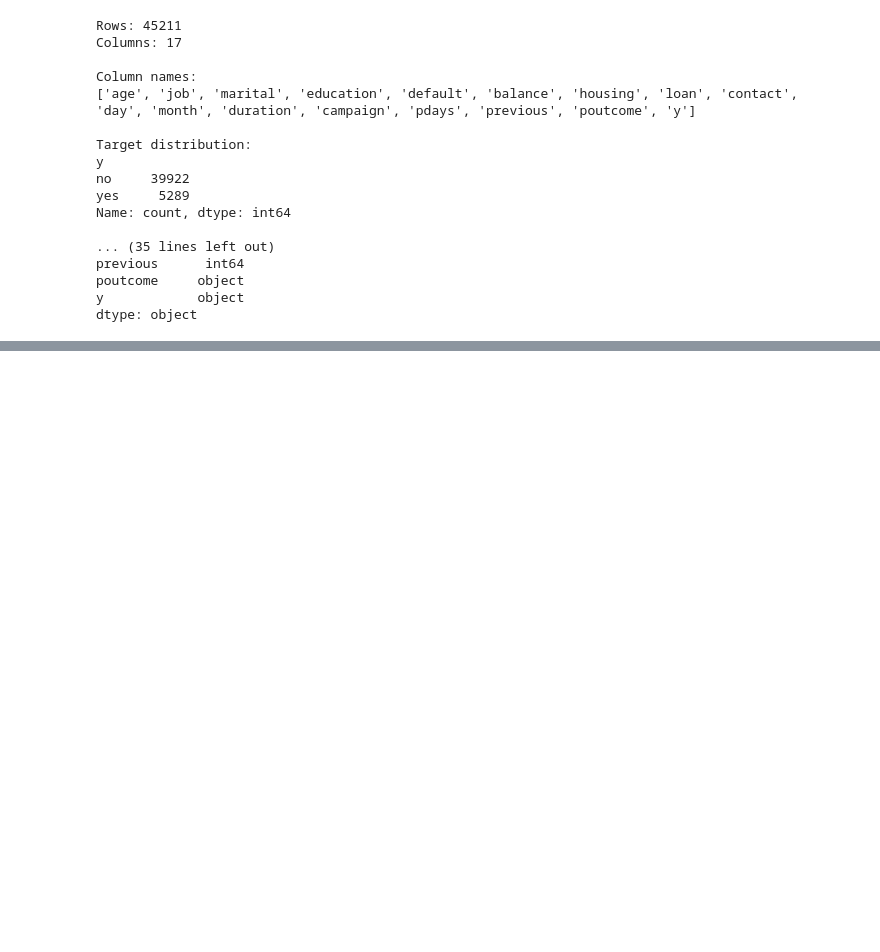
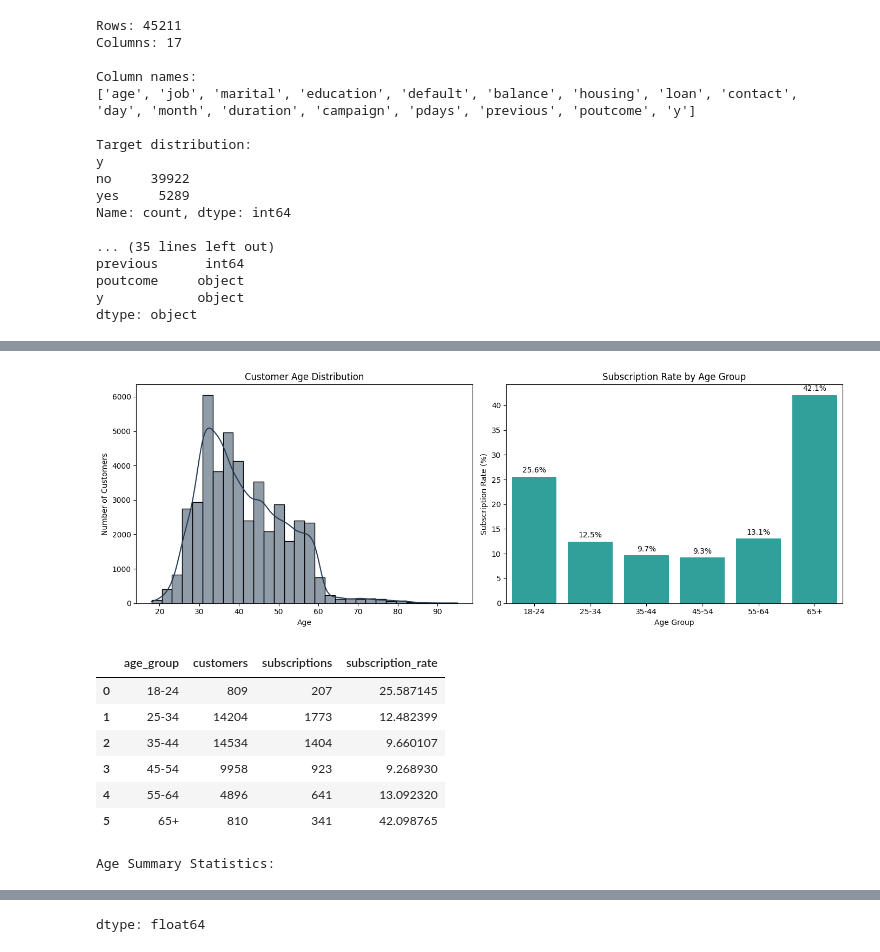
Before and after one commit to Merdgn/BankInsight-AI, a Jupyter notebook: notebooks/01_data_understanding.ipynb, the cells around one changed output, grey strips where cells are left out. Saved outputs shown, nothing was run; the diff lists cells and outputs as text; code cells hidden in the pictures; blank space fills up the shorter version.

```diff
--- a/notebooks/01_data_understanding.ipynb
+++ b/notebooks/01_data_understanding.ipynb
@@ -103,0 +211,75 @@ dtype: object
+# %%
+
+# Age Distribution Analysis
+
+fig, axes = plt.subplots(1, 2, figsize=(14, 5))
+
+# Overall age distribution
+sns.histplot(
+    data=df,
+    x="age",
+    bins=30,
+    kde=True,
+    color="#243B55",
+    ax=axes[0]
+)
+
+axes[0].set_title("Customer Age Distribution")
+axes[0].set_xlabel("Age")
+axes[0].set_ylabel("Number of Customers")
+
+# Subscription rate by age group
+age_bins = [0, 25, 35, 45, 55, 65, np.inf]
+age_labels = ["18-24", "25-34", "35-44", "45-54", "55-64", "65+"]
+
+age_analysis = df.copy()
+
+age_analysis["age_group"] = pd.cut(
+    age_analysis["age"],
+    bins=age_bins,
+    labels=age_labels,
+    right=False
+)
+
+age_summary = (
+    age_analysis.groupby("age_group", observed=True)["y"]
+    .agg(
+        customers="count",
+        subscriptions=lambda x: (x == "yes").sum(),
+        subscription_rate=lambda x: (x == "yes").mean() * 100
+    )
+    .reset_index()
+)
+
+sns.barplot(
+    data=age_summary,
+    x="age_group",
+    y="subscription_rate",
+    color="#20B2AA",
+    ax=axes[1]
+)
+
+axes[1].set_title("Subscription Rate by Age Group")
+axes[1].set_xlabel("Age Group")
+axes[1].set_ylabel("Subscription Rate (%)")
+
+for container in axes[1].containers:
+    axes[1].bar_label(container, fmt="%.1f%%", padding=3)
+
+plt.tight_layout()
+plt.show()
+
+display(age_summary)
+
+print("\nAge Summary Statistics:")
+display(df["age"].describe())
+# %% [output]
+[figure, added]
+|  | age_group | customers | subscriptions | subscription_rate |
+| 0 | 18-24 | 809 | 207 | 25.587145 |
+| 1 | 25-34 | 14204 | 1773 | 12.482399 |
+| 2 | 35-44 | 14534 | 1404 | 9.660107 |
+| 3 | 45-54 | 9958 | 923 | 9.268930 |
+| 4 | 55-64 | 4896 | 641 | 13.092320 |
+| 5 | 65+ | 810 | 341 | 42.098765 |
+Age Summary Statistics:
@@ -103,0 +295 @@ dtype: object
+dtype: float64
```
Also changed, not shown: parts of 15 cells of this notebook.
